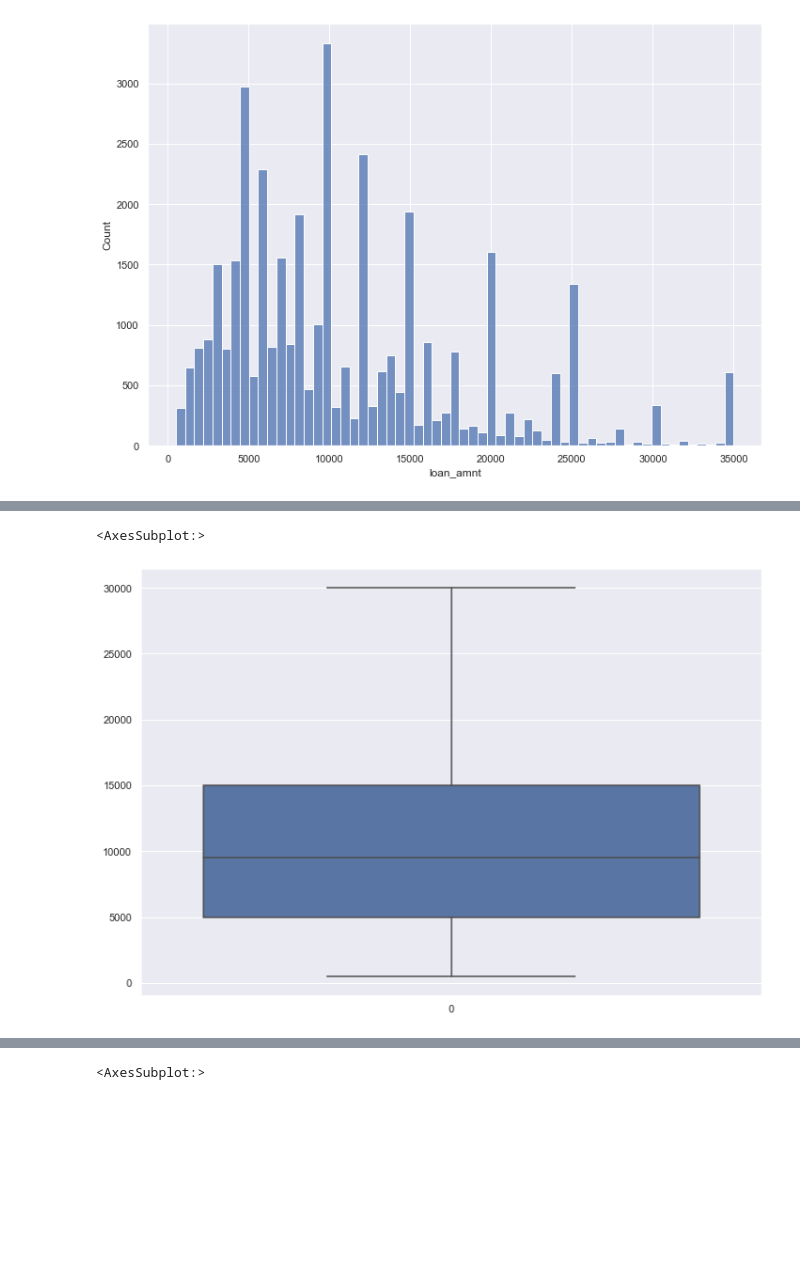
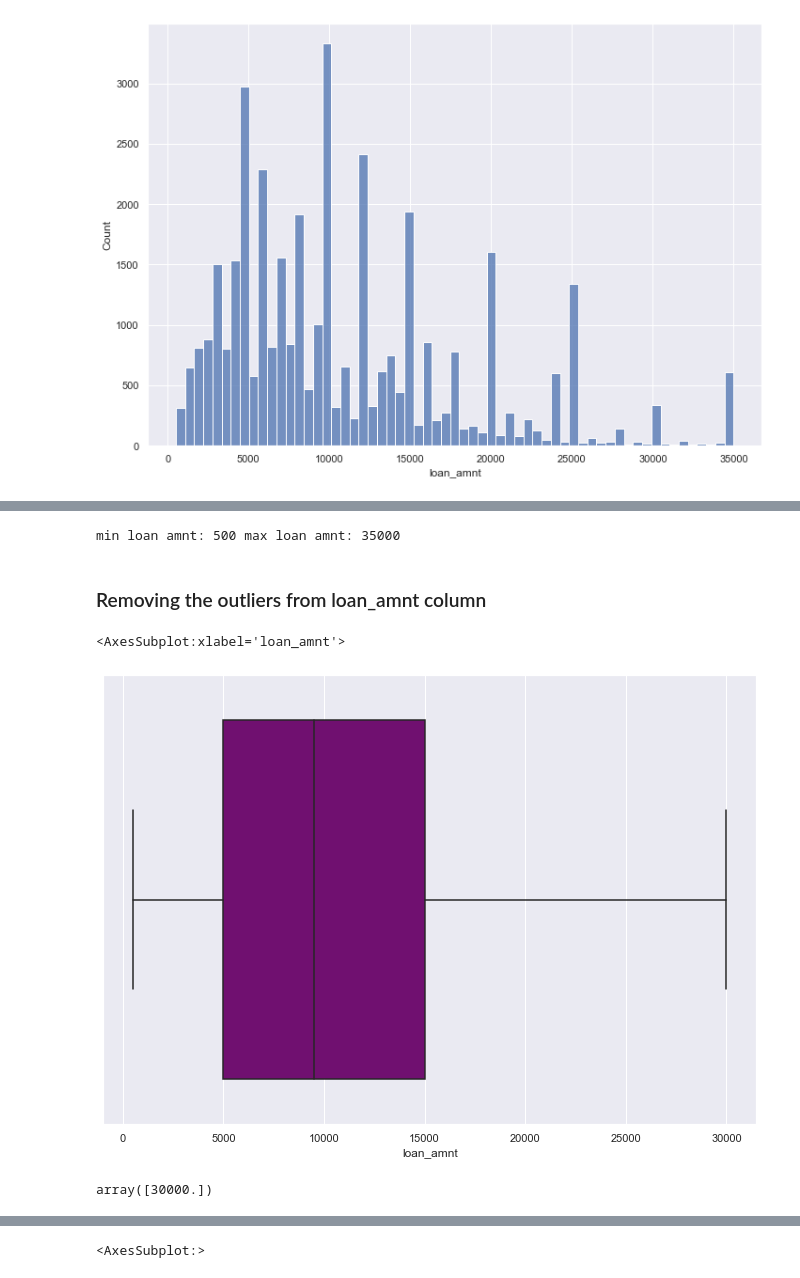
Before and after one commit to simplyshravan/Lending_Club_Case_Study, a Jupyter notebook: Shravan_Kumar_Yadav.ipynb, the cells around one changed output, grey strips where cells are left out. Drawn from its saved outputs; the diff is of its cells as text; code cells hidden in the pictures; blank space fills up the shorter version.

```diff
--- a/Shravan_Kumar_Yadav.ipynb
+++ b/Shravan_Kumar_Yadav.ipynb
@@ -304,7 +337,17 @@ sns.boxplot(data=Loan_data['loan_amnt'])
-# %%
-k=np.percentile(Loan_data['loan_amnt'],[98])
-Loan_data=Loan_data[Loan_data['loan_amnt']<=k[0]]
-sns.boxplot(data=Loan_data['loan_amnt'])
-# %% [output]
-<AxesSubplot:>
-[figure, removed]
+# %%
+print('min loan amnt:', loandata['loan_amnt'].min(), 'max loan amnt:', loandata['loan_amnt'].max())
+# %% [output]
+min loan amnt: 500 max loan amnt: 35000
+# %% [markdown]
+### Removing the outliers from loan_amnt column
+# %%
+k=np.percentile(loandata['loan_amnt'],[98])
+loandata=loandata[loandata['loan_amnt']<=k[0]]
+sns.boxplot(loandata.loan_amnt, color='Purple')
+# %% [output]
+<AxesSubplot:xlabel='loan_amnt'>
+[figure, added]
+# %%
+k
+# %% [output]
+array([30000.])
```
Also changed, not shown: parts of 212 cells of this notebook.
